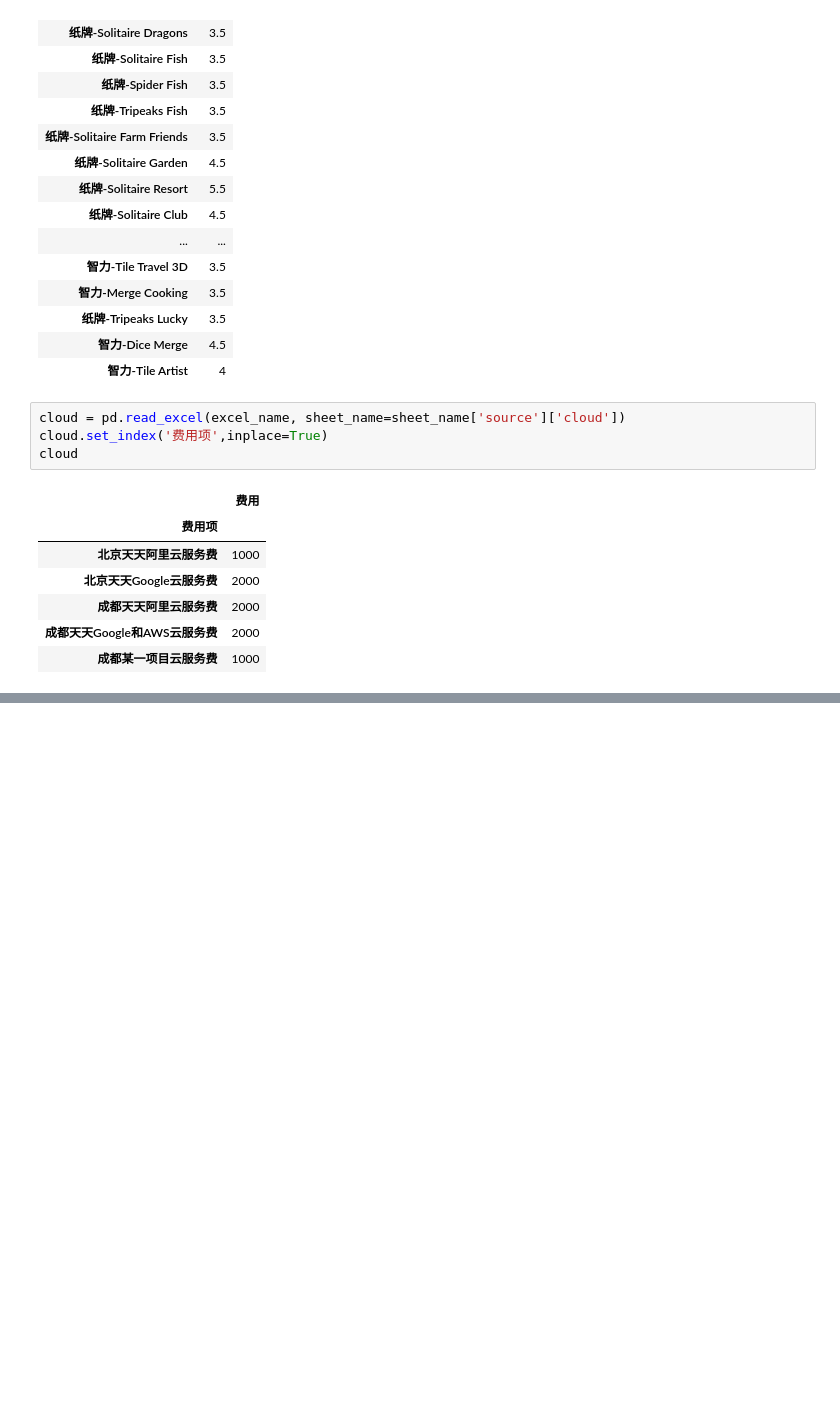
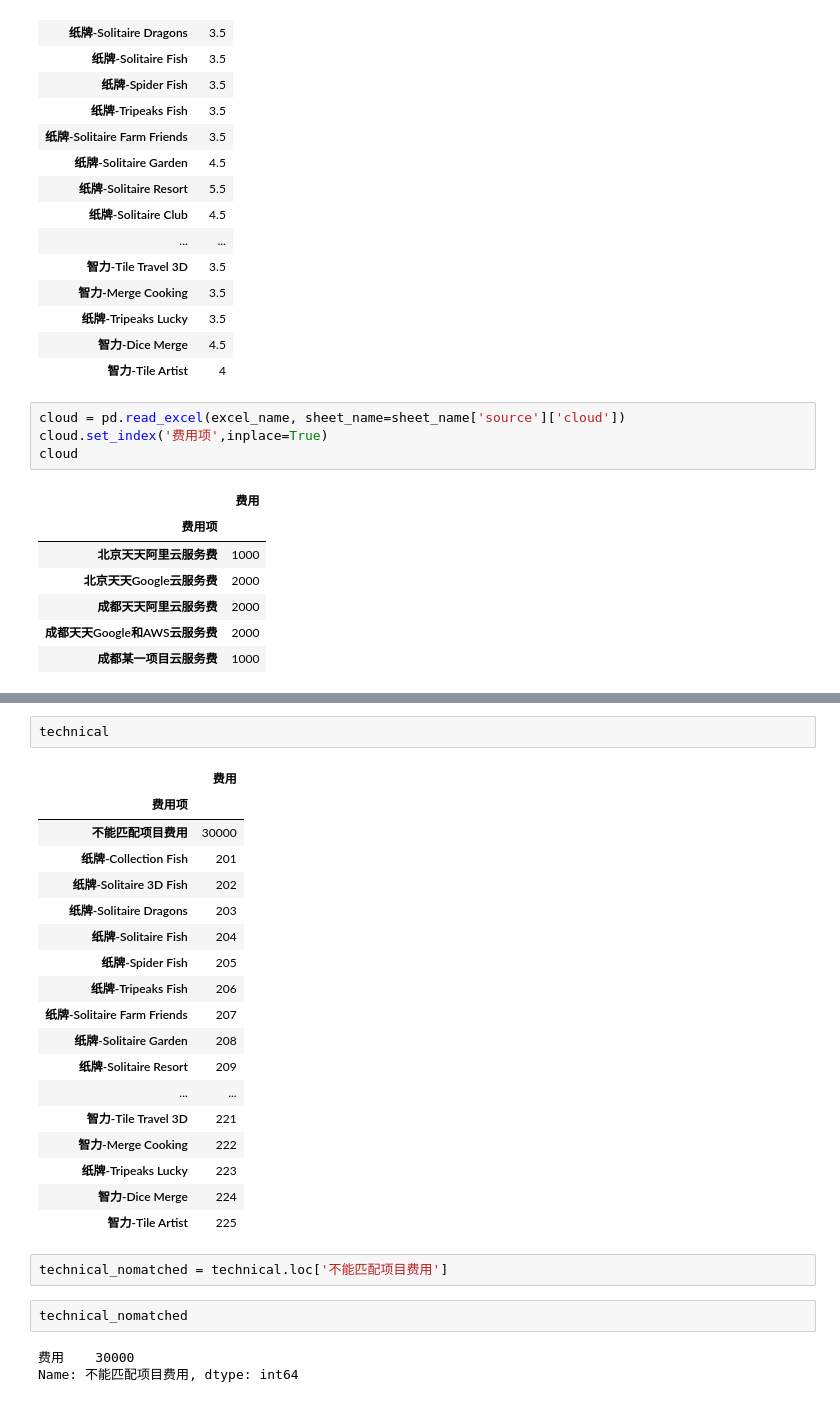
Before and after one commit to liaozhonghui/python-excel, a Jupyter notebook: 云服务费用.ipynb, the cells around one changed output, grey strips where cells are left out. Drawn from its saved outputs; the diff is of its cells as text; blank space fills up the shorter version.

```diff
--- a/云服务费用.ipynb
+++ b/云服务费用.ipynb
@@ -136,0 +176,28 @@ project_config_fee
+# %%
+technical
+# %% [output]
+|  | 费用 |
+| 费用项 |  |
+| 不能匹配项目费用 | 30000 |
+| 纸牌-Collection Fish | 201 |
+| 纸牌-Solitaire 3D Fish | 202 |
+| 纸牌-Solitaire Dragons | 203 |
+| 纸牌-Solitaire Fish | 204 |
+| 纸牌-Spider Fish | 205 |
+| 纸牌-Tripeaks Fish | 206 |
+| 纸牌-Solitaire Farm Friends | 207 |
+| 纸牌-Solitaire Garden | 208 |
+| 纸牌-Solitaire Resort | 209 |
+| ... | ... |
+| 智力-Tile Travel 3D | 221 |
+| 智力-Merge Cooking | 222 |
+| 纸牌-Tripeaks Lucky | 223 |
+| 智力-Dice Merge | 224 |
+| 智力-Tile Artist | 225 |
+# %%
+technical_nomatched = technical.loc['不能匹配项目费用']
+# %%
+technical_nomatched
+# %% [output]
+费用    30000
+Name: 不能匹配项目费用, dtype: int64
```
Also changed, not shown: parts of 11 cells of this notebook, 4 other files.
